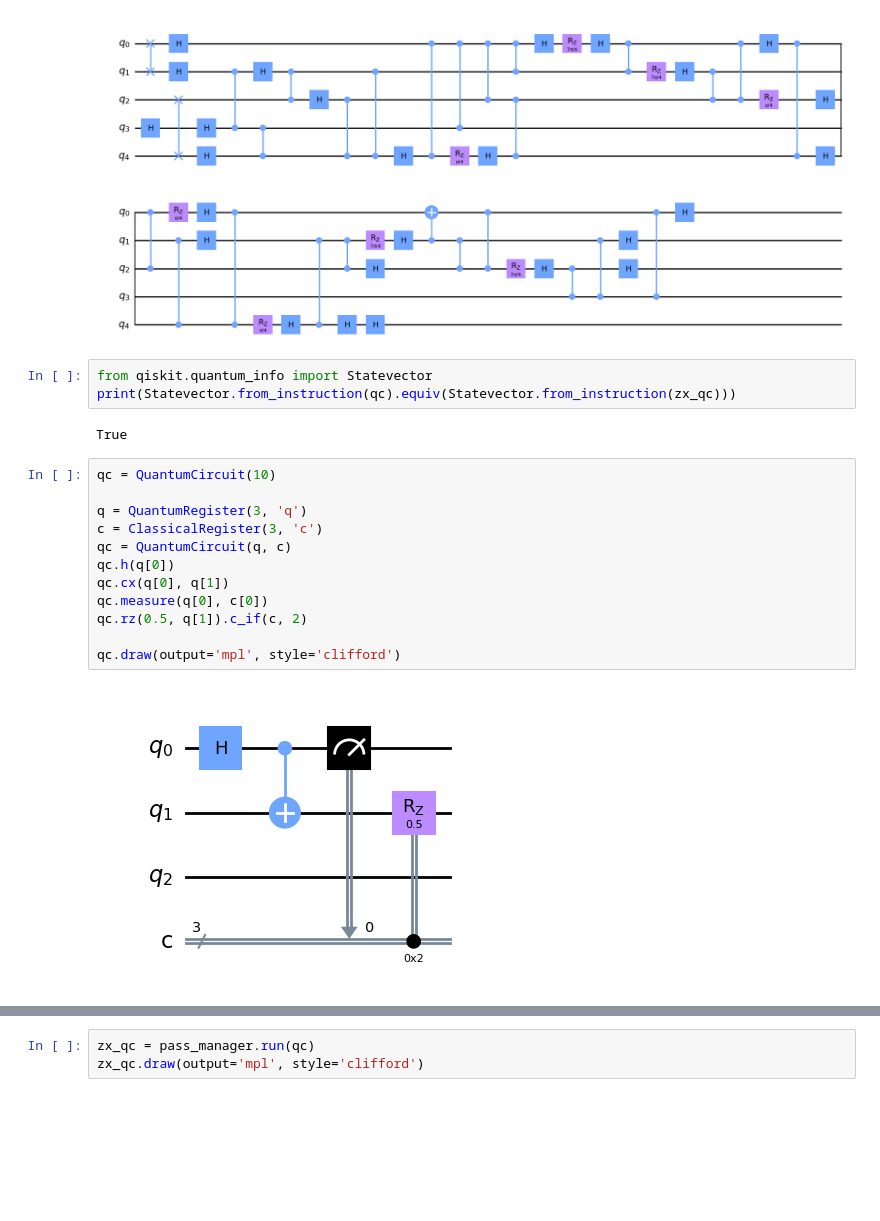
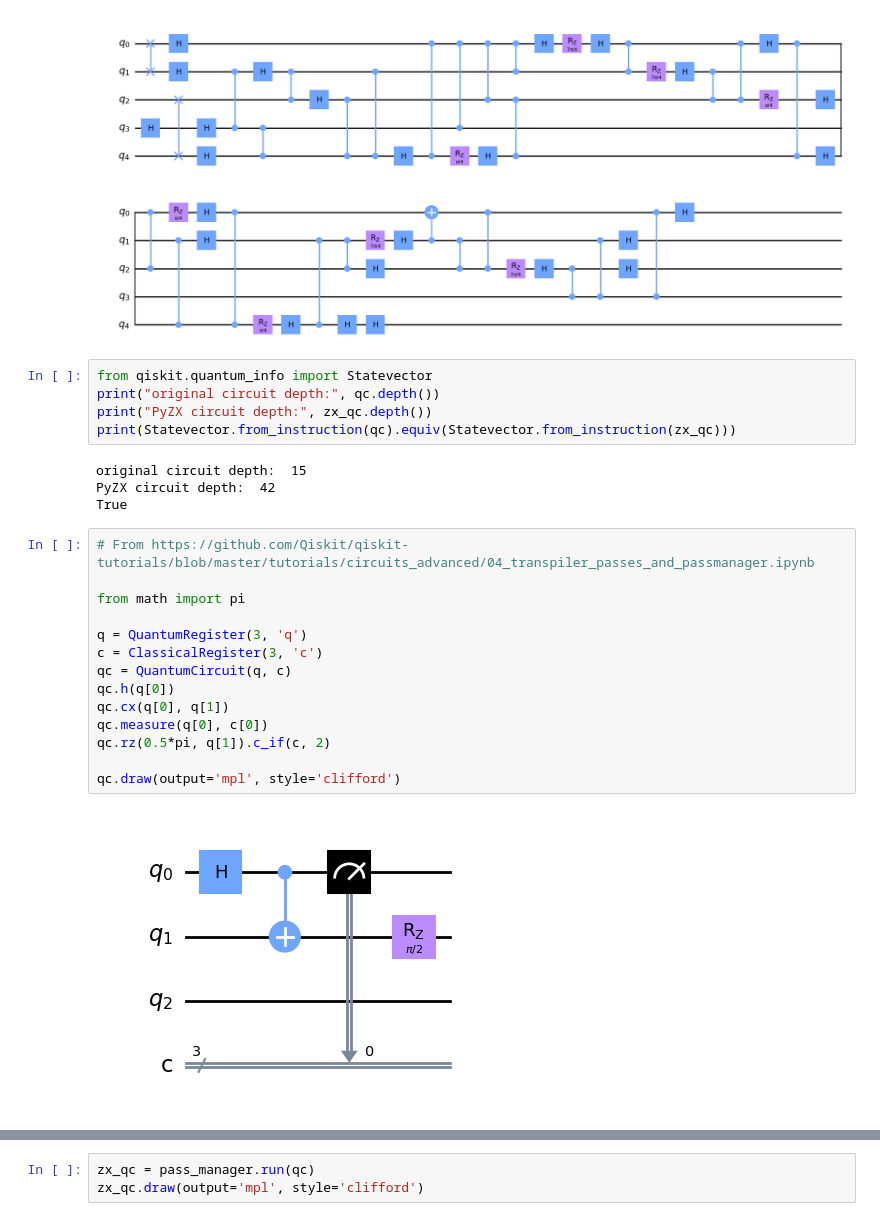
Before and after one commit to dlyongemallo/qiskit-zx-transpiler, a Jupyter notebook: zx_transpiler_pass_demo.ipynb, the cells around one changed output, grey strips where cells are left out. Cells and saved outputs as stored; diff of their text form; blank space fills up the shorter version.

Commit message:
WIP: fix math.pi

```diff
--- a/zx_transpiler_pass_demo.ipynb
+++ b/zx_transpiler_pass_demo.ipynb
@@ -43,20 +43,26 @@ zx_qc.draw(output='mpl', style='clifford')
 [figure]
 # %%
 from qiskit.quantum_info import Statevector
+print("original circuit depth:", qc.depth())
+print("PyZX circuit depth:", zx_qc.depth())
 print(Statevector.from_instruction(qc).equiv(Statevector.from_instruction(zx_qc)))
 # %% [output]
+original circuit depth:  15
+PyZX circuit depth:  42
 True
 # %%
-qc = QuantumCircuit(10)
+# From https://github.com/Qiskit/qiskit-tutorials/blob/master/tutorials/circuits_advanced/04_transpiler_passes_and_passmanager.ipynb
+
+from math import pi
 
 q = QuantumRegister(3, 'q')
 c = ClassicalRegister(3, 'c')
 qc = QuantumCircuit(q, c)
 qc.h(q[0])
 qc.cx(q[0], q[1])
 qc.measure(q[0], c[0])
-qc.rz(0.5, q[1]).c_if(c, 2)
+qc.rz(0.5*pi, q[1]).c_if(c, 2)
 
 qc.draw(output='mpl', style='clifford')
 # %% [output]
-[figure, old version]
+[figure, new version]
```
Also changed, not shown: parts of 5 cells of this notebook, 1 other file.
